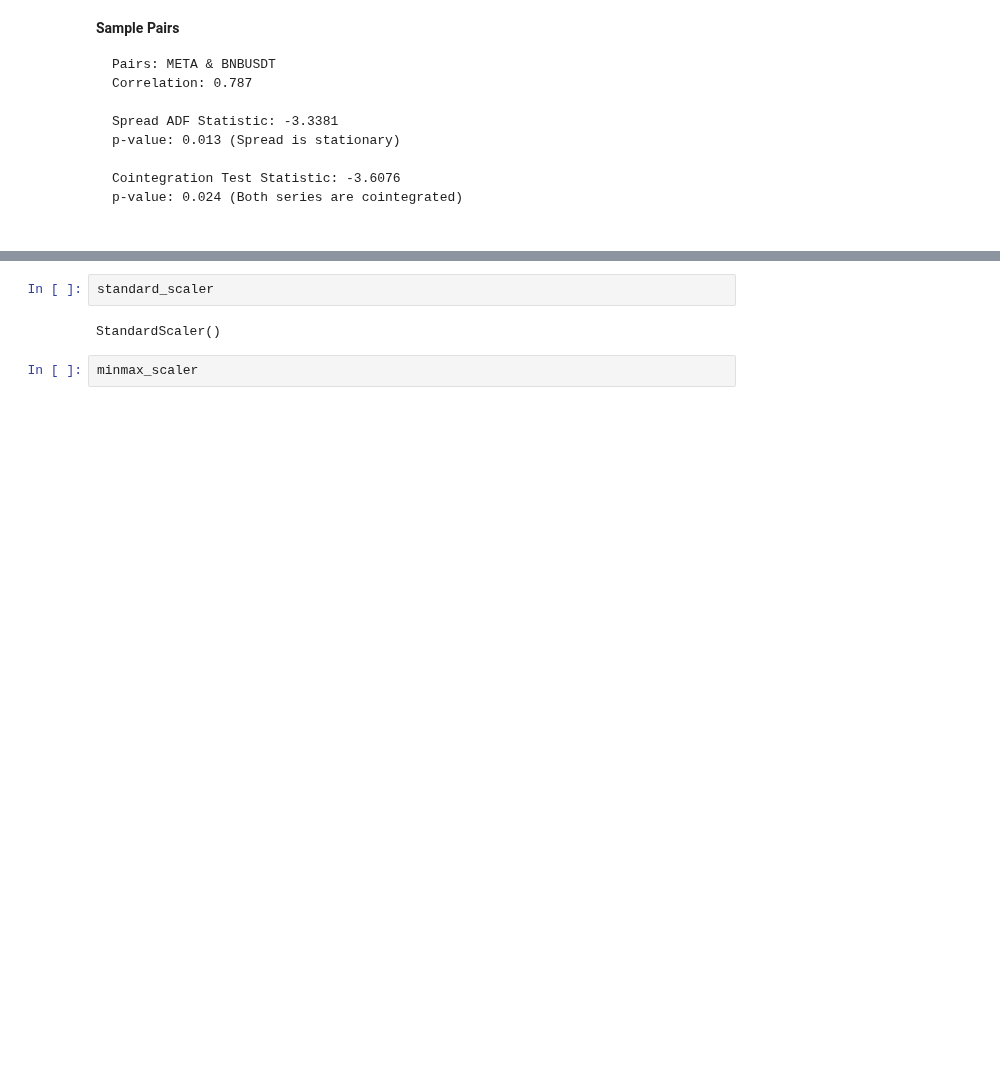
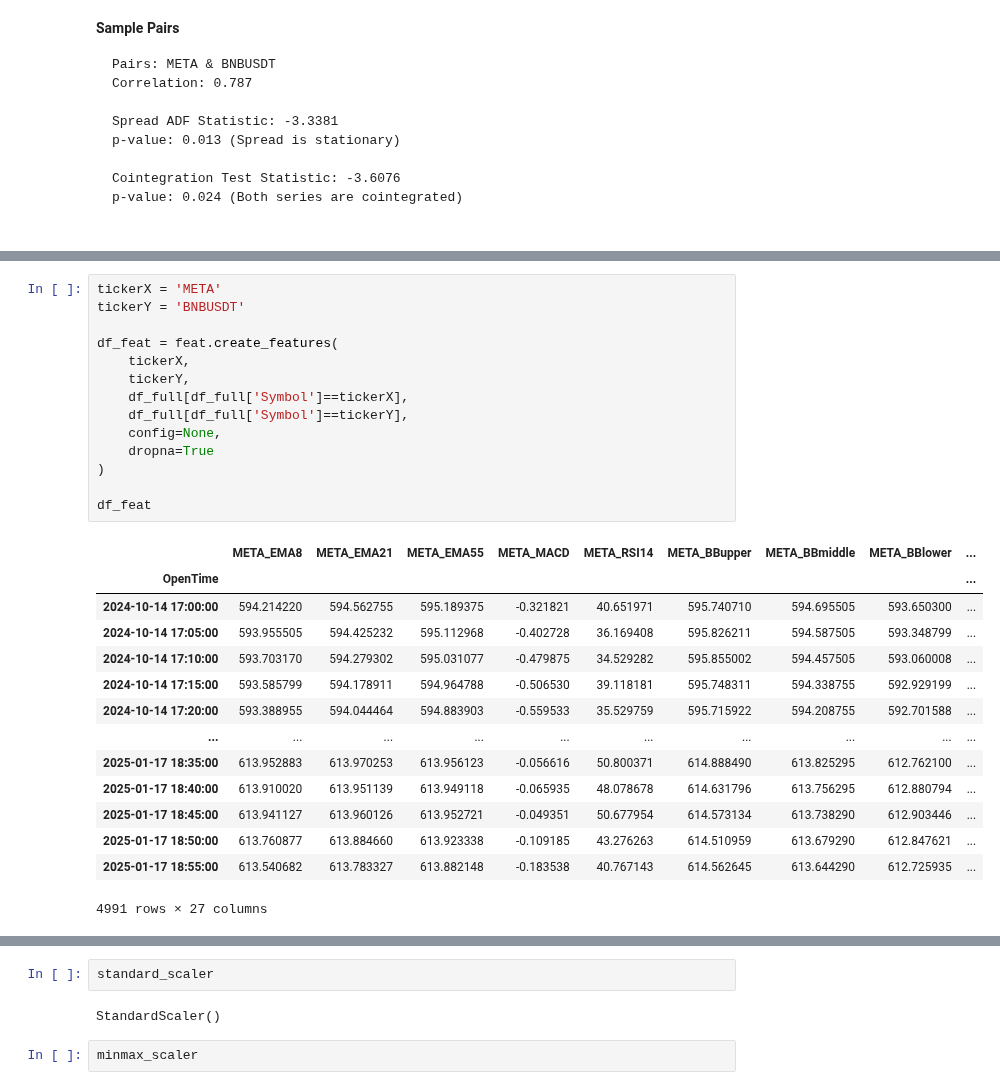
Before and after one commit to nite4/mscfe-masters-project, a Jupyter notebook: src/feature_engineering.ipynb, the cells around one changed output, grey strips where cells are left out. Drawn from its saved outputs; the diff is of its cells as text; blank space fills up the shorter version.

```diff
--- a/src/feature_engineering.ipynb
+++ b/src/feature_engineering.ipynb
@@ -83,2 +101,31 @@ close
+# %%
+tickerX = 'META'
+tickerY = 'BNBUSDT'
+
+df_feat = feat.create_features(
+    tickerX,
+    tickerY,
+    df_full[df_full['Symbol']==tickerX],
+    df_full[df_full['Symbol']==tickerY],
+    config=None,
+    dropna=True
+)
+
+df_feat
+# %% [output]
+|  | META_EMA8 | META_EMA21 | META_EMA55 | META_MACD | META_RSI14 | META_BBupper | META_BBmiddle | META_BBlower | ... |
+| OpenTime |  |  |  |  |  |  |  |  | ... |
+| 2024-10-14 17:00:00 | 594.214220 | 594.562755 | 595.189375 | -0.321821 | 40.651971 | 595.740710 | 594.695505 | 593.650300 | ... |
+| 2024-10-14 17:05:00 | 593.955505 | 594.425232 | 595.112968 | -0.402728 | 36.169408 | 595.826211 | 594.587505 | 593.348799 | ... |
+| 2024-10-14 17:10:00 | 593.703170 | 594.279302 | 595.031077 | -0.479875 | 34.529282 | 595.855002 | 594.457505 | 593.060008 | ... |
+| 2024-10-14 17:15:00 | 593.585799 | 594.178911 | 594.964788 | -0.506530 | 39.118181 | 595.748311 | 594.338755 | 592.929199 | ... |
+| 2024-10-14 17:20:00 | 593.388955 | 594.044464 | 594.883903 | -0.559533 | 35.529759 | 595.715922 | 594.208755 | 592.701588 | ... |
+| ... | ... | ... | ... | ... | ... | ... | ... | ... | ... |
+| 2025-01-17 18:35:00 | 613.952883 | 613.970253 | 613.956123 | -0.056616 | 50.800371 | 614.888490 | 613.825295 | 612.762100 | ... |
+| 2025-01-17 18:40:00 | 613.910020 | 613.951139 | 613.949118 | -0.065935 | 48.078678 | 614.631796 | 613.756295 | 612.880794 | ... |
+| 2025-01-17 18:45:00 | 613.941127 | 613.960126 | 613.952721 | -0.049351 | 50.677954 | 614.573134 | 613.738290 | 612.903446 | ... |
+| 2025-01-17 18:50:00 | 613.760877 | 613.884660 | 613.923338 | -0.109185 | 43.276263 | 614.510959 | 613.679290 | 612.847621 | ... |
+| 2025-01-17 18:55:00 | 613.540682 | 613.783327 | 613.882148 | -0.183538 | 40.767143 | 614.562645 | 613.644290 | 612.725935 | ... |
+4991 rows × 27 columns
 # %%
 config = {
```
Also changed, not shown: parts of 15 cells of this notebook, 1 other file.
